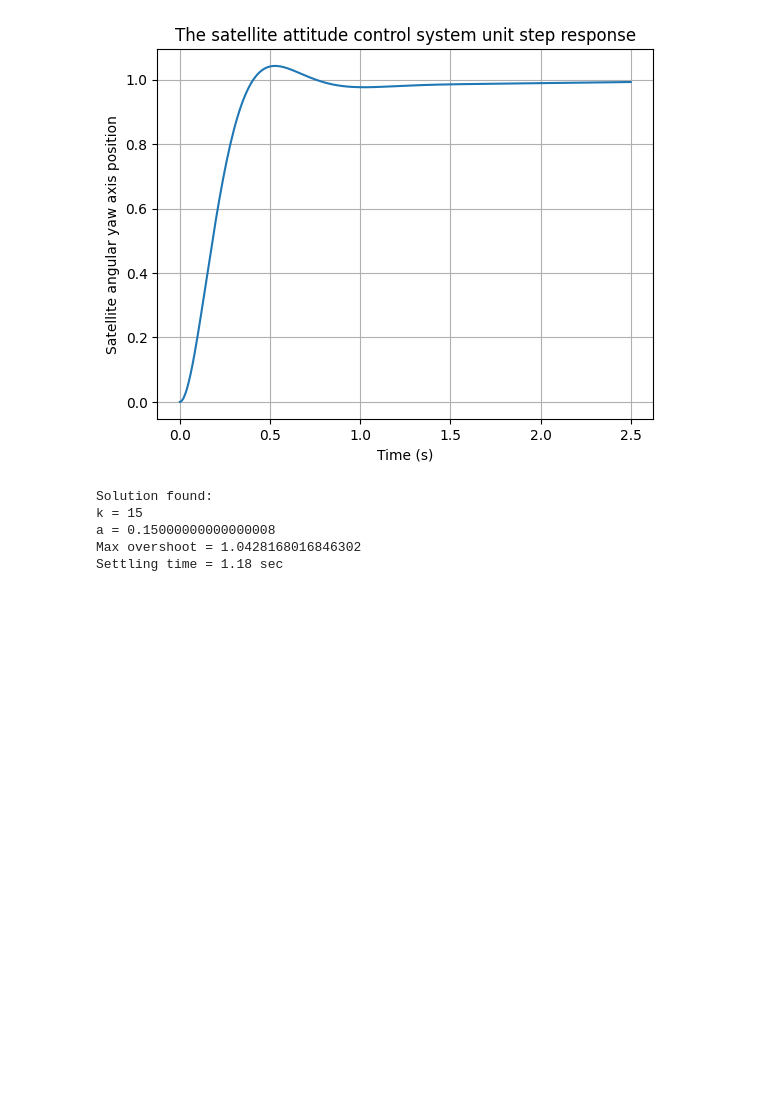
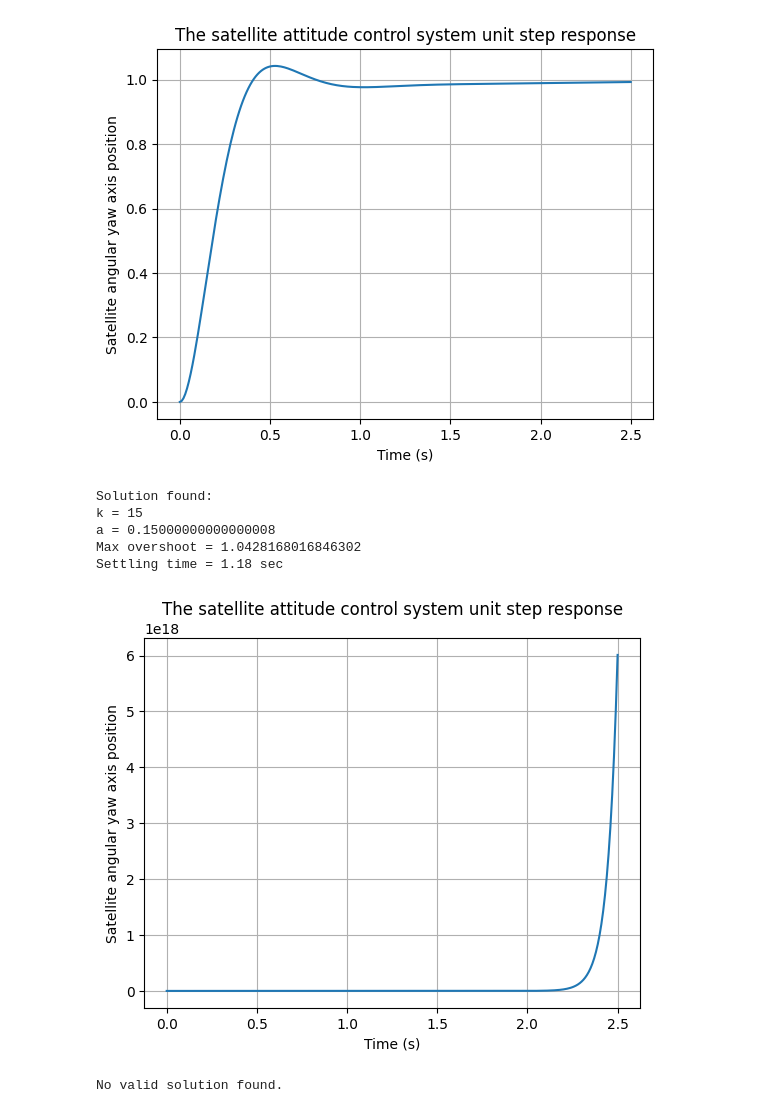
Before and after one commit to FacuBelisario/Tesis-MSE, a Jupyter notebook: SistemasDeControl/SistemaDeControlPID.ipynb, the cells around one changed output. Saved outputs shown, nothing was run; the diff lists cells and outputs as text; code cells hidden in the pictures; blank space fills up the shorter version.

```diff
--- a/SistemasDeControl/SistemaDeControlPID.ipynb
+++ b/SistemasDeControl/SistemaDeControlPID.ipynb
@@ -267,3 +336,66 @@ k = 15
 a = 0.15000000000000008
 Max overshoot = 1.0428168016846302
 Settling time = 1.18 sec
+# %%
+# Definir el tiempo de simulación
+t = np.arange(0, 2.51, 0.01)  # De 0 a 2.5 s con paso de 0.01 s
+
+solution = None  # Para almacenar la solución final
+
+# Bucle exterior: variando k de 40 a 2
+for k in range(40, 1, -1):
+    # Bucle interior: variando a de 0.5 a 0.05
+    for a in np.arange(0.5, 0.0, -0.05):
+        # Definir el numerador y denominador de la función de transferencia
+        num_PID = k * (s + a)**2
+        den_PID = s
+
+        # Crear el sistema de control
+        sys_PID = num_PID/den_PID
+
+        sys_Cont = sys_PID * sys
+
+        TF_Cont = sys_Cont.feedback(sys_Cont,1)
+
+        # Obtener la respuesta al escalón
+        t_out, y = ctrl.step_response(TF_Cont, t)
+
+        # Calcular el máximo de la respuesta
+        m = np.max(y)
+
+        # Encontrar el tiempo de establecimiento (cuando y está entre 0.98 y 1.02)
+        s = len(y) - 1  # Último índice
+        while s > 0 and 0.98 < y[s] < 1.02:
+            s -= 1
+
+        ts = (s - 1) * 0.01  # Tiempo de establecimiento
+
+        # Verificar la condición para romper el bucle interno
+        if 1.00 < m < 1.05 and ts < 2.0:
+            solution = [k, a, m, ts]
+            break  # Sale del bucle interno
+
+    # Verificar la condición para romper el bucle externo
+    if solution:
+        break  # Sale del bucle externo
+
+# Graficar la respuesta al escalón
+plt.plot(t_out, y)
+plt.grid()
+plt.title('The satellite attitude control system unit step response')
+plt.xlabel('Time (s)')
+plt.ylabel('Satellite angular yaw axis position')
+plt.show()
+
+# Imprimir la solución encontrada
+if solution:
+    print("Solution found:")
+    print(f"k = {solution[0]}")
+    print(f"a = {solution[1]}")
+    print(f"Max overshoot = {solution[2]}")
+    print(f"Settling time = {solution[3]} sec")
+else:
+    print("No valid solution found.")
+# %% [output]
+[figure, added]
+No valid solution found.
```
Also changed, not shown: parts of 8 cells of this notebook.
